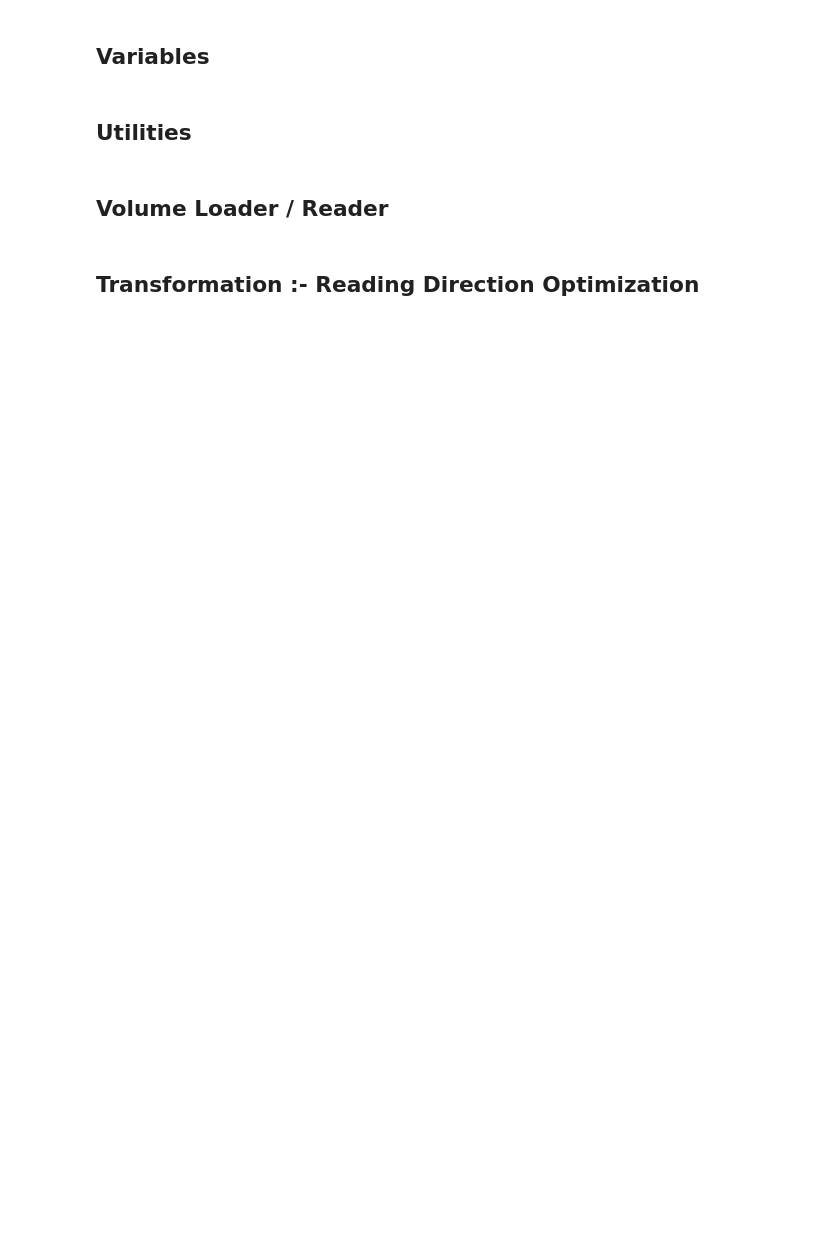
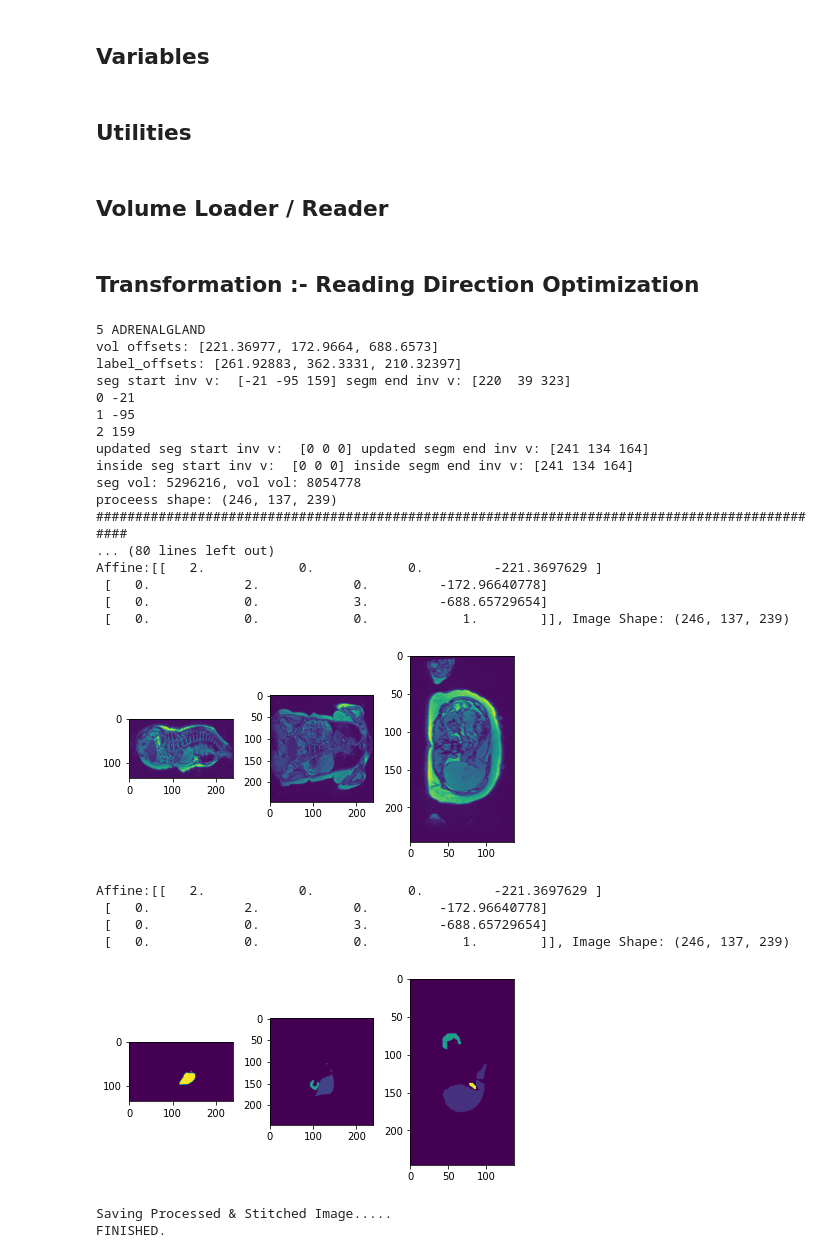
Before and after one commit to ai-med/AbdomenNet, a Jupyter notebook: quickNAT_pytorch/create_datasets/data preprocessing.ipynb, the cells around one changed output. Saved outputs shown, nothing was run; the diff lists cells and outputs as text; code cells hidden in the pictures; blank space fills up the shorter version.

Commit message:
commit-240920: Data Labelmap stitching done for NAKO, UKB, KORA is fine but can be improved.

```diff
--- a/quickNAT_pytorch/create_datasets/data preprocessing.ipynb
+++ b/quickNAT_pytorch/create_datasets/data preprocessing.ipynb
@@ -423,3 +388,43 @@ def label_stitching(label_parts, img_reference):
     volume_img = nb.Nifti1Image(volume, target_affine, empty_header)
 
     return volume_img, stitched_labeled_img
+# %%
+volume = img_ras_sampled_combined
+volume, stitched_label = label_stitching(img_ras_list[1:], volume)
+
+mode='nearest'
+stitched_label_a = resample_from_to(stitched_label, [volume.shape, volume.affine], mode=mode)
+print('Viewing Stitched Images.....')
+volume_3_view_viewer(get_volume_data(volume))
+volume_3_view_viewer(get_volume_data(stitched_label_a))
+
+print('Saving Processed & Stitched Image.....')
+save_volume(volume, 'kora_volume')
+save_volume(stitched_label_a, 'kora_label')
+print('FINISHED.')
+# %% [output]
+5 ADRENALGLAND
+vol offsets: [221.36977, 172.9664, 688.6573]
+label_offsets: [261.92883, 362.3331, 210.32397]
+seg start inv v:  [-21 -95 159] segm end inv v: [220  39 323]
+0 -21
+1 -95
+2 159
+updated seg start inv v:  [0 0 0] updated segm end inv v: [241 134 164]
+inside seg start inv v:  [0 0 0] inside segm end inv v: [241 134 164]
+seg vol: 5296216, vol vol: 8054778
+proceess shape: (246, 137, 239)
+###############################################################################################
+... (80 lines left out)
+Affine:[[   2.            0.            0.         -221.3697629 ]
+ [   0.            2.            0.         -172.96640778]
+ [   0.            0.            3.         -688.65729654]
+ [   0.            0.            0.            1.        ]], Image Shape: (246, 137, 239)
+[figure, added]
+Affine:[[   2.            0.            0.         -221.3697629 ]
+ [   0.            2.            0.         -172.96640778]
+ [   0.            0.            3.         -688.65729654]
+ [   0.            0.            0.            1.        ]], Image Shape: (246, 137, 239)
+[figure, added]
+Saving Processed & Stitched Image.....
+FINISHED.
```
Also changed, not shown: parts of 27 cells of this notebook, 2 other files.
